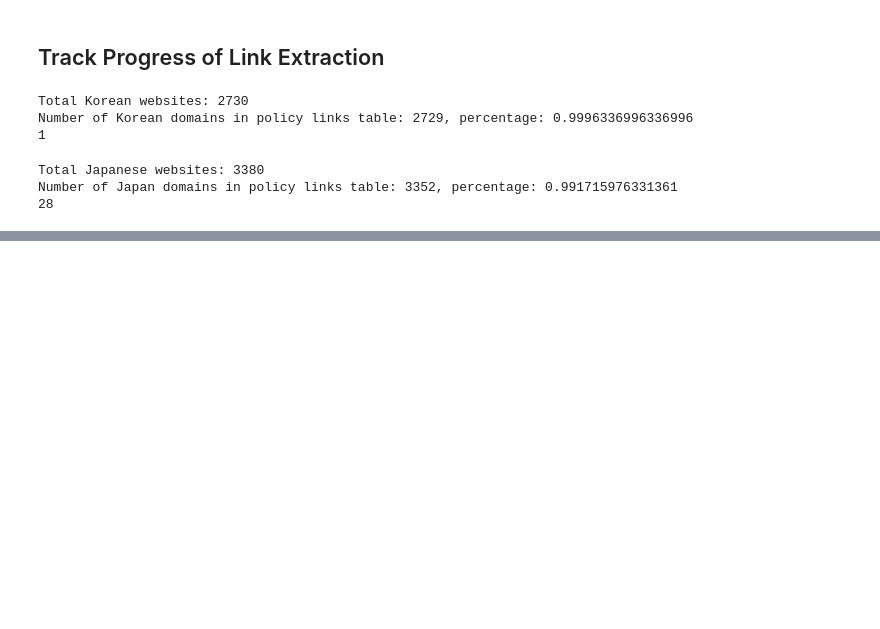
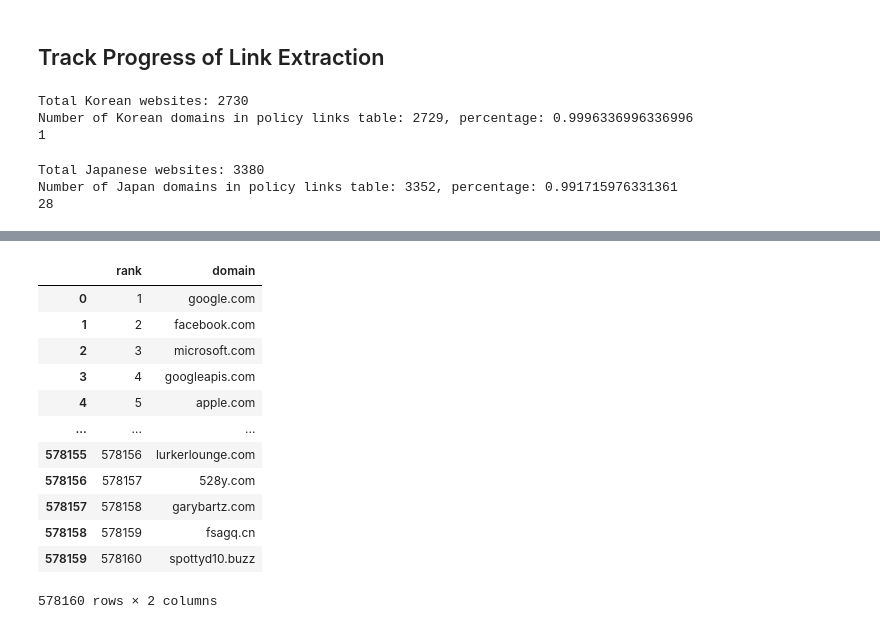
Before and after one commit to Pknakamura/MultiLangPolicyScanner_JPTokenization, a Jupyter notebook: crawler/crawl.ipynb, the cells around one changed output, grey strips where cells are left out. Cells and saved outputs as stored; diff of their text form; code cells hidden in the pictures; blank space fills up the shorter version.

```diff
--- a/crawler/crawl.ipynb
+++ b/crawler/crawl.ipynb
@@ -1390,0 +1455,21 @@ print(len(remaining_websites))
+# %%
+webRanking_df = pd.read_csv("../WebSiteRankings/tranco_J9LYY_8June2024_1year.csv", header=None, index_col=False)
+# tranco_df = pd.read_csv("../WebSiteRankings/tranco_J9LYY_8June2024_1year.csv")
+
+# add headers to the dataframe
+webRanking_df.columns = ["rank", "domain"]
+webRanking_df
+# %% [output]
+|  | rank | domain |
+| 0 | 1 | google.com |
+| 1 | 2 | facebook.com |
+| 2 | 3 | microsoft.com |
+| 3 | 4 | googleapis.com |
+| 4 | 5 | apple.com |
+| ... | ... | ... |
+| 578155 | 578156 | lurkerlounge.com |
+| 578156 | 578157 | 528y.com |
+| 578157 | 578158 | garybartz.com |
+| 578158 | 578159 | fsagq.cn |
+| 578159 | 578160 | spottyd10.buzz |
+578160 rows × 2 columns
```
Also changed, not shown: parts of 19 cells of this notebook, 4 other files.
